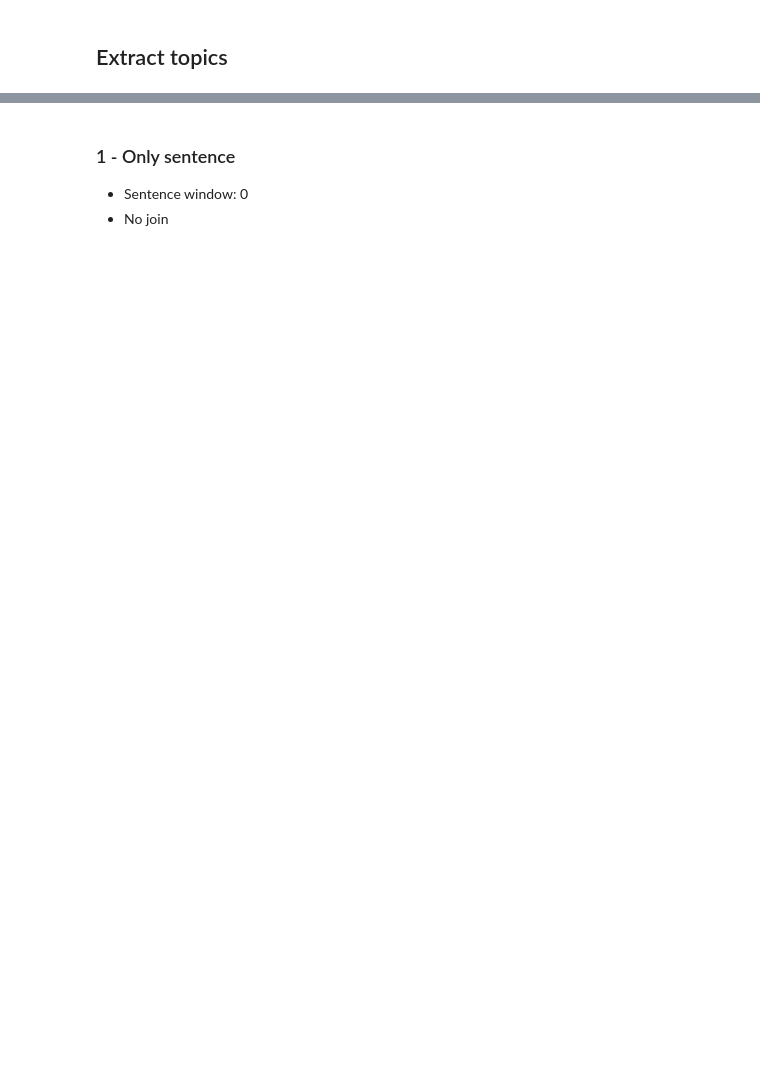
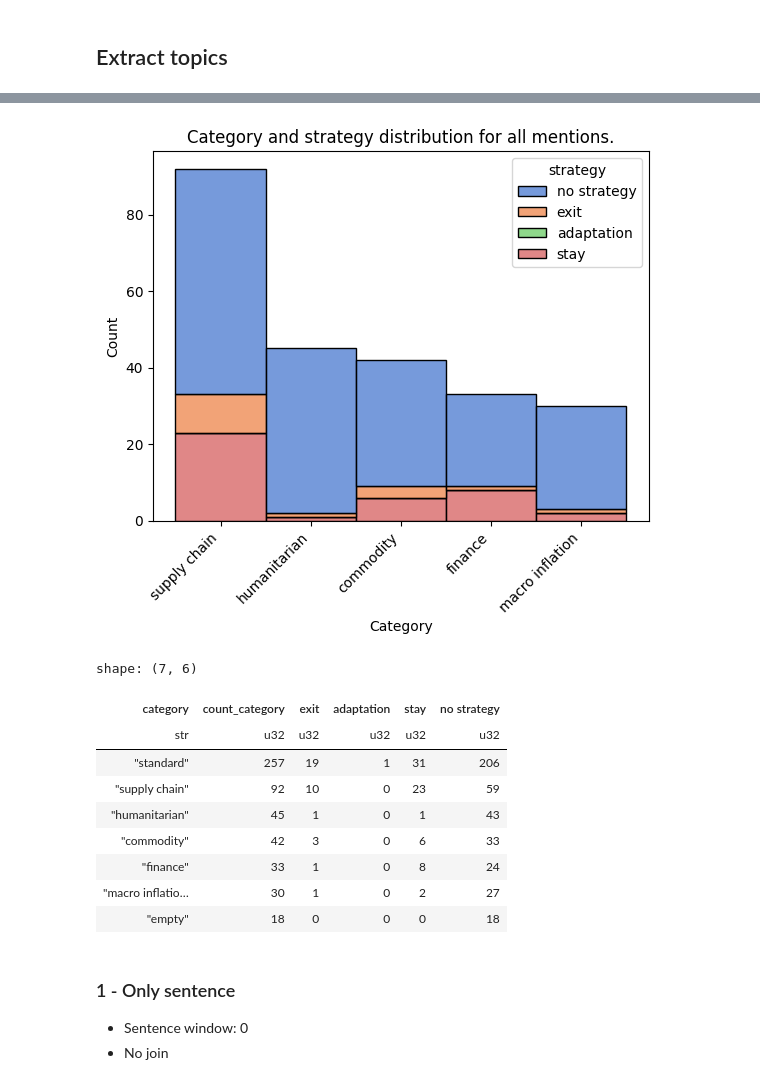
Before and after one commit to falseAzure/infineac, a Jupyter notebook: notebooks/infineac.ipynb, the cells around one changed output, grey strips where cells are left out. Cells and saved outputs as stored; diff of their text form; code cells hidden in the pictures; blank space fills up the shorter version.

```diff
--- a/notebooks/infineac.ipynb
+++ b/notebooks/infineac.ipynb
@@ -336,2 +330,5 @@ sns.displot(np.array(lengths))
 # %% [markdown]
 ## Extract topics
+# %%
+from infineac.pipeline import pipeline
+results_df, results_comp, categories, categories_count = pipeline(path=PATH_DIR, keywords=['russia', 'ukraine'], nlp_model=nlp_stanza, representation_model=representation_model, embedding_model=sentence_model_light)
@@ -338,3 +358,17 @@ sns.displot(np.array(lengths))
+# %%
+topic_extractor.plot_category_distribution(results_df)
+# %% [output]
+[figure, added]
+shape: (7, 6)
+| category | count_category | exit | adaptation | stay | no strategy |
+| str | u32 | u32 | u32 | u32 | u32 |
+| "standard" | 257 | 19 | 1 | 31 | 206 |
+| "supply chain" | 92 | 10 | 0 | 23 | 59 |
+| "humanitarian" | 45 | 1 | 0 | 1 | 43 |
+| "commodity" | 42 | 3 | 0 | 6 | 33 |
+| "finance" | 33 | 1 | 0 | 8 | 24 |
+| "macro inflatio… | 30 | 1 | 0 | 2 | 27 |
+| "empty" | 18 | 0 | 0 | 0 | 18 |
 # %%
 from bertopic.representation import KeyBERTInspired
 # from bertopic.representation import PartOfSpeech
```
Also changed, not shown: parts of 17 cells of this notebook.
